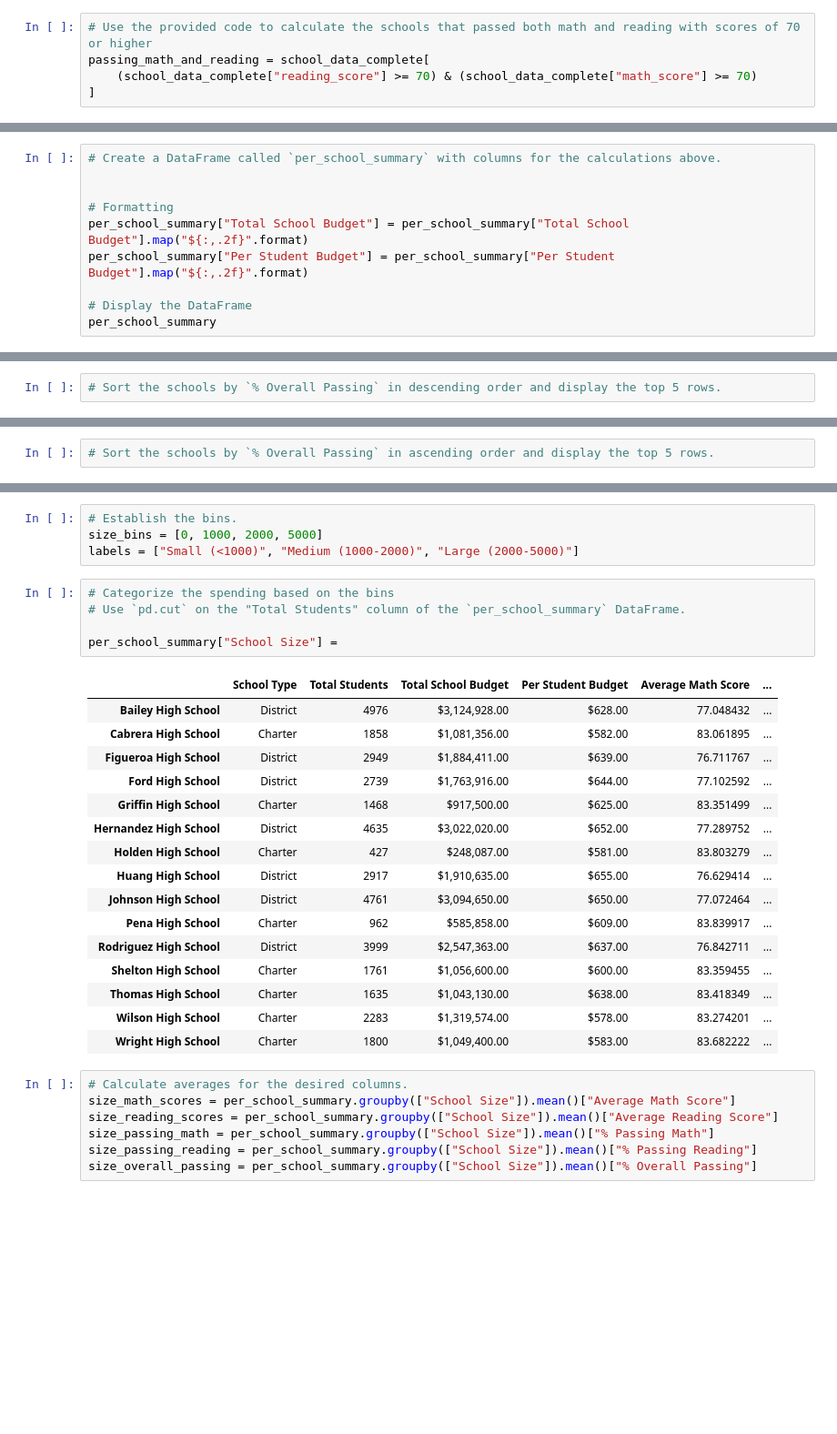
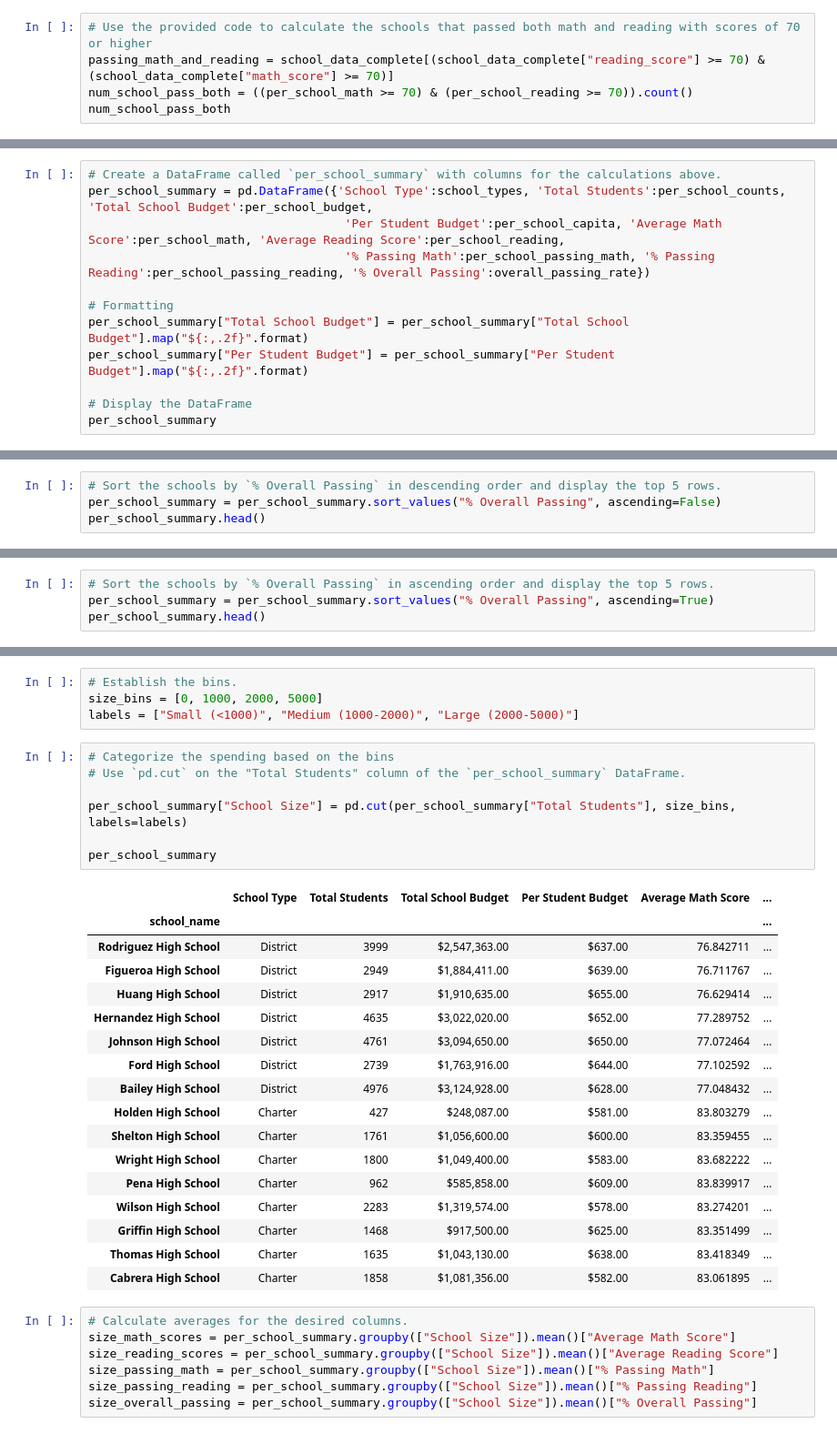
Before and after one commit to nerdjew/pandas-challenge, a Jupyter notebook: PyCitySchools/Main.ipynb, the cells around one changed output, grey strips where cells are left out. Shown at 91% size. Drawn from its saved outputs; the diff is of its cells as text; blank space fills up the shorter version.

```diff
--- a/PyCitySchools/Main.ipynb
+++ b/PyCitySchools/Main.ipynb
@@ -123,5 +159,5 @@ school_passing_reading =
 # %%
 # Use the provided code to calculate the schools that passed both math and reading with scores of 70 or higher
-passing_math_and_reading = school_data_complete[
-    (school_data_complete["reading_score"] >= 70) & (school_data_complete["math_score"] >= 70)
-]
+passing_math_and_reading = school_data_complete[(school_data_complete["reading_score"] >= 70) & (school_data_complete["math_score"] >= 70)]
+num_school_pass_both = ((per_school_math >= 70) & (per_school_reading >= 70)).count()
+num_school_pass_both
@@ -132,7 +170,9 @@ per_school_passing_reading = school_passing_reading.groupby(["school_name"]).cou
 overall_passing_rate = passing_math_and_reading.groupby(["school_name"]).count()["student_name"] / per_school_counts * 100
 # %%
 # Create a DataFrame called `per_school_summary` with columns for the calculations above.
-
+per_school_summary = pd.DataFrame({'School Type':school_types, 'Total Students':per_school_counts, 'Total School Budget':per_school_budget,
+                                    'Per Student Budget':per_school_capita, 'Average Math Score':per_school_math, 'Average Reading Score':per_school_reading,
+                                    '% Passing Math':per_school_passing_math, '% Passing Reading':per_school_passing_reading, '% Overall Passing':overall_passing_rate})
 
 # Formatting
 per_school_summary["Total School Budget"] = per_school_summary["Total School Budget"].map("${:,.2f}".format)
@@ -161,5 +202,7 @@ per_school_summary
 ## Highest-Performing Schools (by % Overall Passing)
 # %%
 # Sort the schools by `% Overall Passing` in descending order and display the top 5 rows.
+per_school_summary = per_school_summary.sort_values("% Overall Passing", ascending=False)
+per_school_summary.head()
 # %% [output]
 |  | School Type | Total Students | Total School Budget | Per Student Budget | Average Math Score | ... |
@@ -172,5 +216,7 @@ per_school_summary
 ## Bottom Performing Schools (By % Overall Passing)
 # %%
 # Sort the schools by `% Overall Passing` in ascending order and display the top 5 rows.
+per_school_summary = per_school_summary.sort_values("% Overall Passing", ascending=True)
+per_school_summary.head()
 # %% [output]
 |  | School Type | Total Students | Total School Budget | Per Student Budget | Average Math Score | ... |
@@ -330,25 +374,28 @@ labels = ["Small (<1000)", "Medium (1000-2000)", "Large (2000-5000)"]
 # %%
 # Categorize the spending based on the bins
 # Use `pd.cut` on the "Total Students" column of the `per_school_summary` DataFrame.
 
-per_school_summary["School Size"] =
+per_school_summary["School Size"] = pd.cut(per_school_summary["Total Students"], size_bins, labels=labels)
+
+per_school_summary
 # %% [output]
 |  | School Type | Total Students | Total School Budget | Per Student Budget | Average Math Score | ... |
+| school_name |  |  |  |  |  | ... |
+| Rodriguez High School | District | 3999 | $2,547,363.00 | $637.00 | 76.842711 | ... |
+| Figueroa High School | District | 2949 | $1,884,411.00 | $639.00 | 76.711767 | ... |
+| Huang High School | District | 2917 | $1,910,635.00 | $655.00 | 76.629414 | ... |
+| Hernandez High School | District | 4635 | $3,022,020.00 | $652.00 | 77.289752 | ... |
+| Johnson High School | District | 4761 | $3,094,650.00 | $650.00 | 77.072464 | ... |
+| Ford High School | District | 2739 | $1,763,916.00 | $644.00 | 77.102592 | ... |
 | Bailey High School | District | 4976 | $3,124,928.00 | $628.00 | 77.048432 | ... |
+| Holden High School | Charter | 427 | $248,087.00 | $581.00 | 83.803279 | ... |
+| Shelton High School | Charter | 1761 | $1,056,600.00 | $600.00 | 83.359455 | ... |
+| Wright High School | Charter | 1800 | $1,049,400.00 | $583.00 | 83.682222 | ... |
+| Pena High School | Charter | 962 | $585,858.00 | $609.00 | 83.839917 | ... |
+| Wilson High School | Charter | 2283 | $1,319,574.00 | $578.00 | 83.274201 | ... |
+| Griffin High School | Charter | 1468 | $917,500.00 | $625.00 | 83.351499 | ... |
+| Thomas High School | Charter | 1635 | $1,043,130.00 | $638.00 | 83.418349 | ... |
 | Cabrera High School | Charter | 1858 | $1,081,356.00 | $582.00 | 83.061895 | ... |
-| Figueroa High School | District | 2949 | $1,884,411.00 | $639.00 | 76.711767 | ... |
-| Ford High School | District | 2739 | $1,763,916.00 | $644.00 | 77.102592 | ... |
-| Griffin High School | Charter | 1468 | $917,500.00 | $625.00 | 83.351499 | ... |
-| Hernandez High School | District | 4635 | $3,022,020.00 | $652.00 | 77.289752 | ... |
-| Holden High School | Charter | 427 | $248,087.00 | $581.00 | 83.803279 | ... |
-| Huang High School | District | 2917 | $1,910,635.00 | $655.00 | 76.629414 | ... |
-| Johnson High School | District | 4761 | $3,094,650.00 | $650.00 | 77.072464 | ... |
-| Pena High School | Charter | 962 | $585,858.00 | $609.00 | 83.839917 | ... |
-| Rodriguez High School | District | 3999 | $2,547,363.00 | $637.00 | 76.842711 | ... |
-| Shelton High School | Charter | 1761 | $1,056,600.00 | $600.00 | 83.359455 | ... |
-| Thomas High School | Charter | 1635 | $1,043,130.00 | $638.00 | 83.418349 | ... |
-| Wilson High School | Charter | 2283 | $1,319,574.00 | $578.00 | 83.274201 | ... |
-| Wright High School | Charter | 1800 | $1,049,400.00 | $583.00 | 83.682222 | ... |
 # %%
 # Calculate averages for the desired columns.
 size_math_scores = per_school_summary.groupby(["School Size"]).mean()["Average Math Score"]
```
Also changed, not shown: parts of 20 cells of this notebook.
